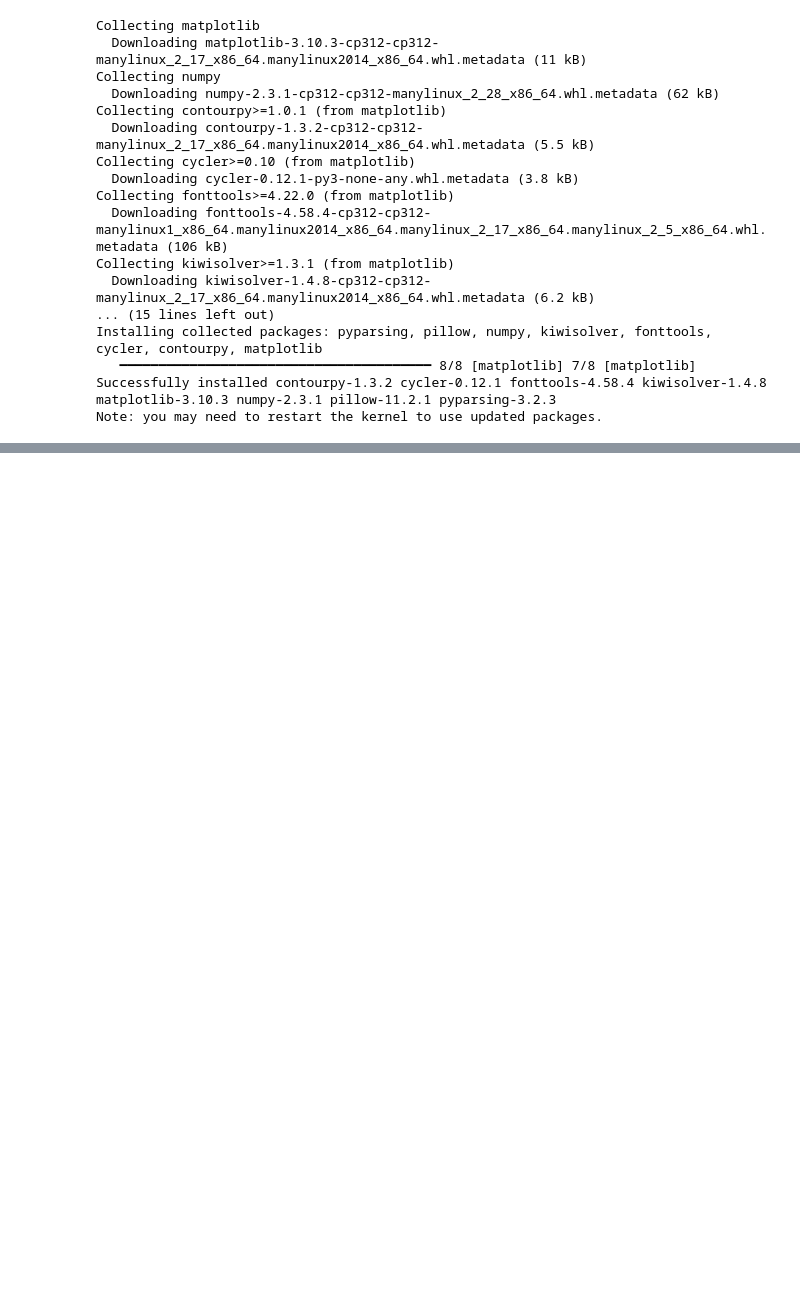
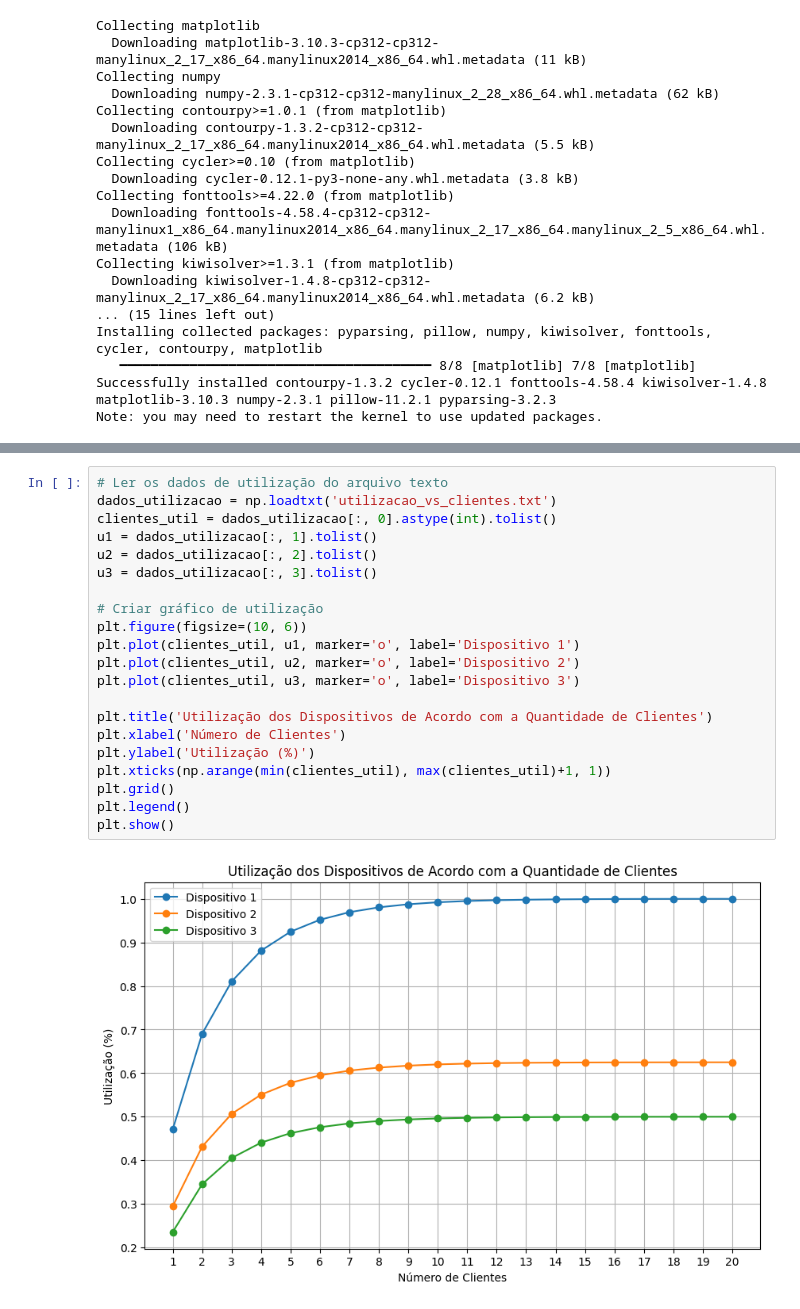
Before and after one commit to tombraganca/mean-value-analysis, a Jupyter notebook: result.ipynb, the cells around one changed output, grey strips where cells are left out. Cells and saved outputs as stored; diff of their text form; blank space fills up the shorter version.

```diff
--- a/result.ipynb
+++ b/result.ipynb
@@ -65,0 +68,23 @@ plt.show()
+# %%
+# Ler os dados de utilização do arquivo texto
+dados_utilizacao = np.loadtxt('utilizacao_vs_clientes.txt')
+clientes_util = dados_utilizacao[:, 0].astype(int).tolist()
+u1 = dados_utilizacao[:, 1].tolist()
+u2 = dados_utilizacao[:, 2].tolist()
+u3 = dados_utilizacao[:, 3].tolist()
+
+# Criar gráfico de utilização
+plt.figure(figsize=(10, 6))
+plt.plot(clientes_util, u1, marker='o', label='Dispositivo 1')
+plt.plot(clientes_util, u2, marker='o', label='Dispositivo 2')
+plt.plot(clientes_util, u3, marker='o', label='Dispositivo 3')
+
+plt.title('Utilização dos Dispositivos de Acordo com a Quantidade de Clientes')
+plt.xlabel('Número de Clientes')
+plt.ylabel('Utilização (%)')
+plt.xticks(np.arange(min(clientes_util), max(clientes_util)+1, 1))
+plt.grid()
+plt.legend()
+plt.show()
+# %% [output]
+[figure, added]
```
Also changed, not shown: parts of 2 cells of this notebook.
